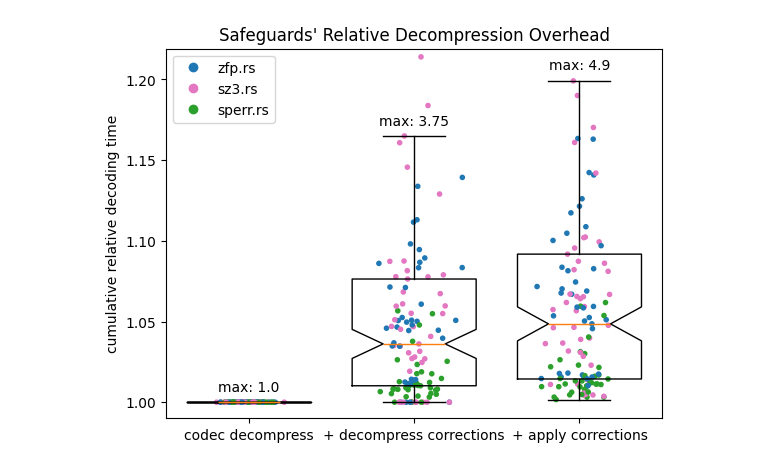
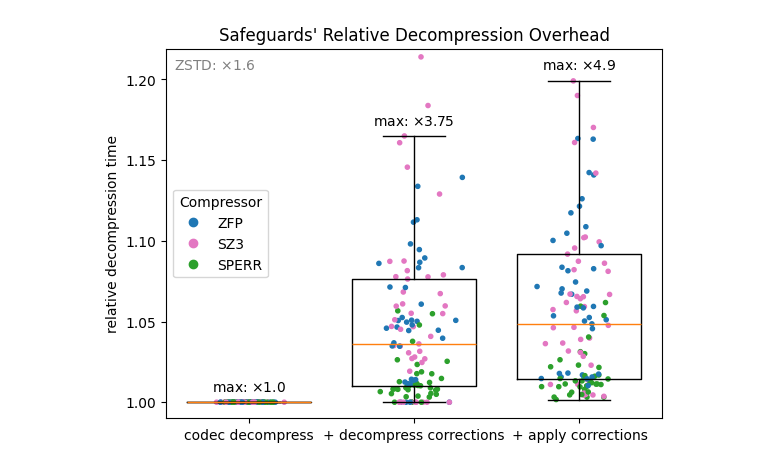
Before and after one commit to juntyr/compression-safeguards, a Jupyter notebook: examples/overhead.ipynb, the cells around one changed output. Cells and saved outputs as stored; diff of their text form; code cells hidden in the pictures.

```diff
--- a/examples/overhead.ipynb
+++ b/examples/overhead.ipynb
@@ -313,6 +343,7 @@ scatter_colors = []
 codec_decode_timings = []
 corrections_decode_timings = []
 corrections_apply_timings = []
+zstd_rel_decode_timings = []
 
 for name in [
     "derivative-log-exp.json",
@@ -329,7 +360,14 @@ for name in [
     with Path("observations").joinpath(name).open() as f:
         observations = json.load(f)
 
+    zstd_decode_timing = None
+
     for result in observations:
+        if result["codec"]["id"] == "zstd.rs":
+            (zstd_decode_timing,) = result["decode_timing"][
+                observe.json_hash(result["codec"])
+            ]
+
         if result["codec"]["id"] != "safeguards":
             continue
 
@@ -374,24 +412,26 @@ for name in [
             / codec_decode_timing
         )
 
-b = ax.boxplot(codec_decode_timings, notch=True, showfliers=False, positions=[0])
+        zstd_rel_decode_timings.append(zstd_decode_timing / codec_decode_timing)
+
+b = ax.boxplot(codec_decode_timings, notch=False, showfliers=False, positions=[0])
 ax.text(
     0,
     b["caps"][1].get_data()[1][0] + 0.005,
-    f"max: {np.amax(codec_decode_timings)}",
+    rf"max: $\times${np.amax(codec_decode_timings)}",
     ha="center",
     va="bottom",
 )
 b = ax.boxplot(
     np.array(corrections_decode_timings) + np.array(codec_decode_timings),
-    notch=True,
+    notch=False,
     showfliers=False,
     positions=[0.2],
 )
 ax.text(
     0.2,
     b["caps"][1].get_data()[1][0] + 0.005,
-    f"max: {np.amax(corrections_decode_timings) + np.amax(codec_decode_timings):0.3}",
+    rf"max: $\times${np.amax(corrections_decode_timings) + np.amax(codec_decode_timings):0.3}",
     ha="center",
     va="bottom",
 )
@@ -399,14 +439,14 @@ b = ax.boxplot(
     np.array(corrections_apply_timings)
     + np.array(corrections_decode_timings)
     + np.array(codec_decode_timings),
-    notch=True,
+    notch=False,
     showfliers=False,
     positions=[0.4],
 )
 ax.text(
     0.4,
     b["caps"][1].get_data()[1][0] + 0.005,
-    f"max: {np.amax(corrections_apply_timings) + np.amax(corrections_decode_timings) + np.amax(codec_decode_timings):0.3}",
+    rf"max: $\times${np.amax(corrections_apply_timings) + np.amax(corrections_decode_timings) + np.amax(codec_decode_timings):0.3}",
     ha="center",
     va="bottom",
 )
@@ -417,7 +457,7 @@ ax.set_xticklabels(
     ["codec decompress", "+ decompress corrections", "+ apply corrections"]
 )
 ax.set_ylim(ax.get_ylim()[0], ax.get_ylim()[1] + 0.01)
-ax.set_ylabel("cumulative relative decoding time")
+ax.set_ylabel("relative decompression time")
 
 ax.scatter(
     rng.normal(loc=0.0, scale=0.1 / 5, size=len(codec_decode_timings)),
@@ -431,33 +471,50 @@ ax.scatter(
     marker=".",
     c=scatter_colors,
 )
 ax.scatter(
     rng.normal(loc=0.4, scale=0.1 / 5, size=len(corrections_apply_timings)),
     np.array(corrections_apply_timings)
     + np.array(corrections_decode_timings)
     + np.array(codec_decode_timings),
     marker=".",
     c=scatter_colors,
 )
 
+ax.axhline(np.mean(zstd_rel_decode_timings), c="gray", ls=":")
+ax.text(
+    -0.09,
+    min(
+        b["caps"][1].get_data()[1][0] + 0.005, np.mean(zstd_rel_decode_timings) + 0.0025
+    ),
+    rf"ZSTD: $\times${np.round(np.mean(zstd_rel_decode_timings), 1)}",
+    ha="left",
+    va="bottom",
+    c="gray",
+)
+
 ax.legend(
     handles=[
         mpl.lines.Line2D(
             [0],
             [0],
             marker="o",
             color="none",
             markerfacecolor=col,
             markeredgecolor=col,
-            label=c,
+            label={
+                "zfp.rs": "ZFP",
+                "sz3.rs": "SZ3",
+                "sperr.rs": "SPERR",
+            }[c],
         )
         for c, col in colors.items()
     ],
-    loc="upper left",
+    loc="center left",
+    title="Compressor",
 )
 
 plt.savefig(Path("plots") / "overhead-decompression.pdf", dpi=300)
 
 plt.show()
 # %% [output]
-[figure, old version]
+[figure, new version]
```
Also changed, not shown: parts of 1 cell of this notebook.
